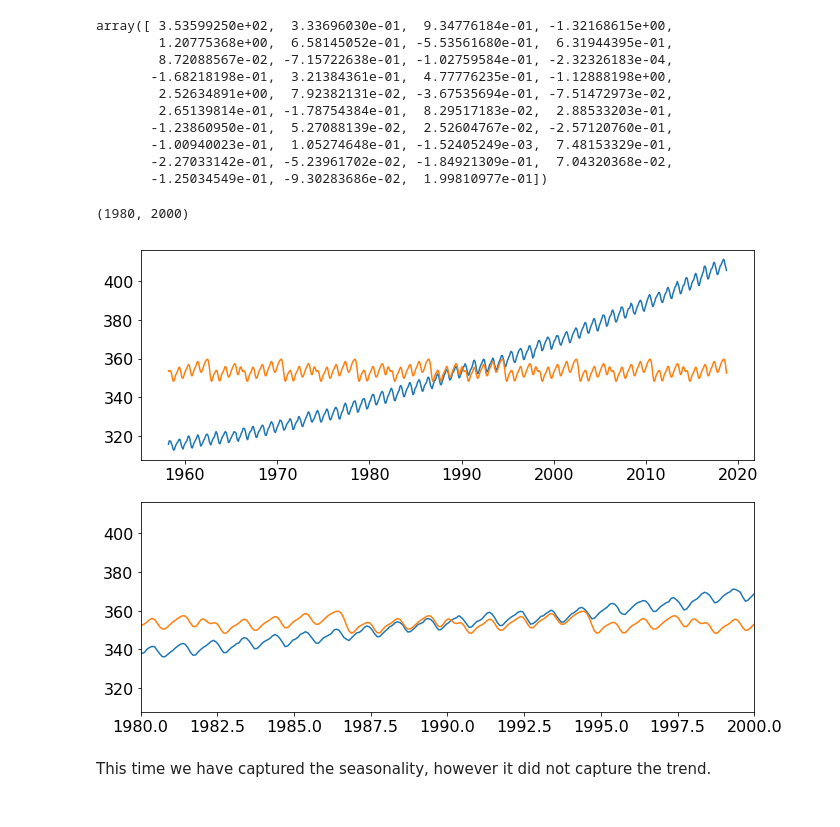
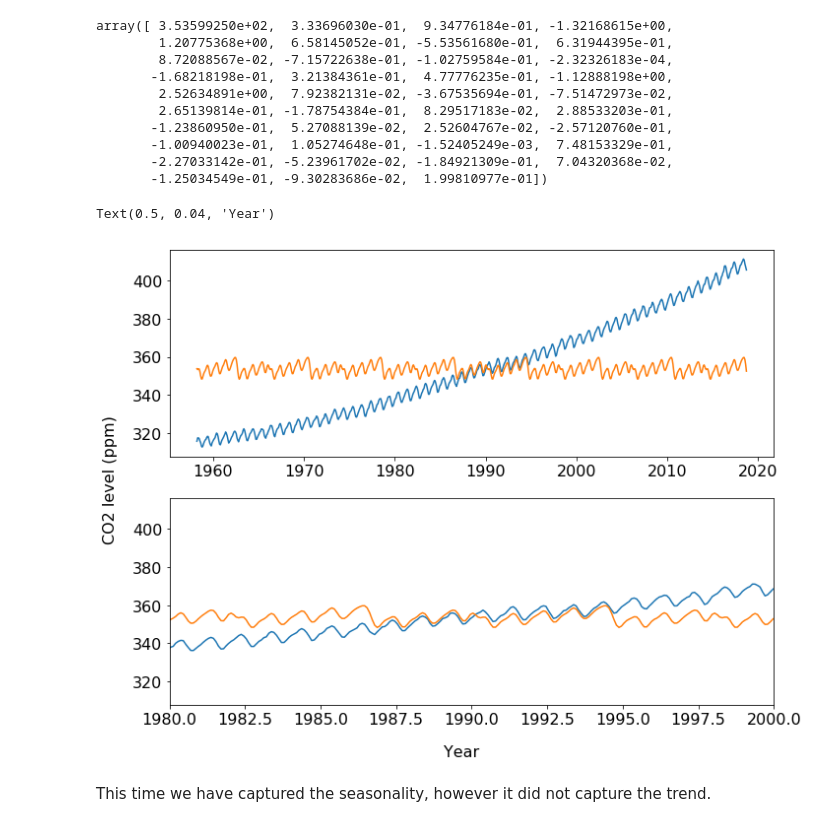
Before and after one commit to Davidnh8/CO2_Analysis, a Jupyter notebook: Atmospheric Carbon Dioxide Data Analysis.ipynb, the cells around one changed output. Drawn from its saved outputs; the diff is of its cells as text; code cells hidden in the pictures.

```diff
--- a/Atmospheric Carbon Dioxide Data Analysis.ipynb
+++ b/Atmospheric Carbon Dioxide Data Analysis.ipynb
@@ -363,14 +363,17 @@ array([ 3.53599250e+02,  3.33696030e-01,  9.34776184e-01, -1.32168615e+00,
        -1.25034549e-01, -9.30283686e-02,  1.99810977e-01])
 # %%
 fig,ax=plt.subplots(2,figsize=[11,8.5])
-ax[0].plot(x,y)
-ax[0].plot(x, fourier_series(x,*popt))
-ax[1].plot(x,y)
-ax[1].plot(x, fourier_series(x,*popt))
+ax[0].plot(x,y, label='original')
+ax[0].plot(x, fourier_series(x,*popt),label='fourier fit')
+ax[1].plot(x,y,label='original')
+ax[1].plot(x, fourier_series(x,*popt),label='fourier fit')
 ax[1].set_xlim([1980,2000])
+
+fig.text(0.04,0.5,"CO2 level (ppm)", rotation=90, verticalalignment='center')
+fig.text(0.5,0.04,"Year", horizontalalignment='center')
 # %% [output]
-(1980, 2000)
+Text(0.5, 0.04, 'Year')
-[figure, old version]
+[figure, new version]
 # %% [markdown]
 This time we have captured the seasonality, however it did not capture the trend.
 # %% [markdown]
```
Also changed, not shown: parts of 4 cells of this notebook.
